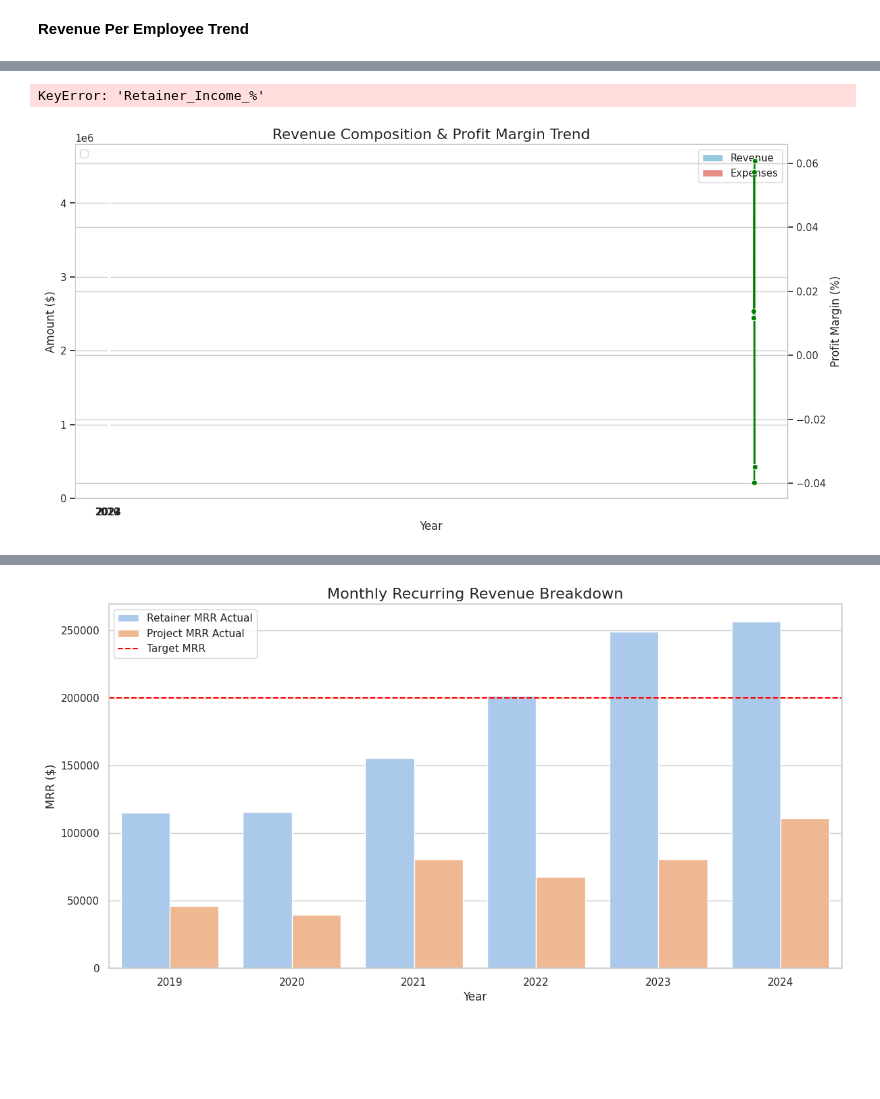
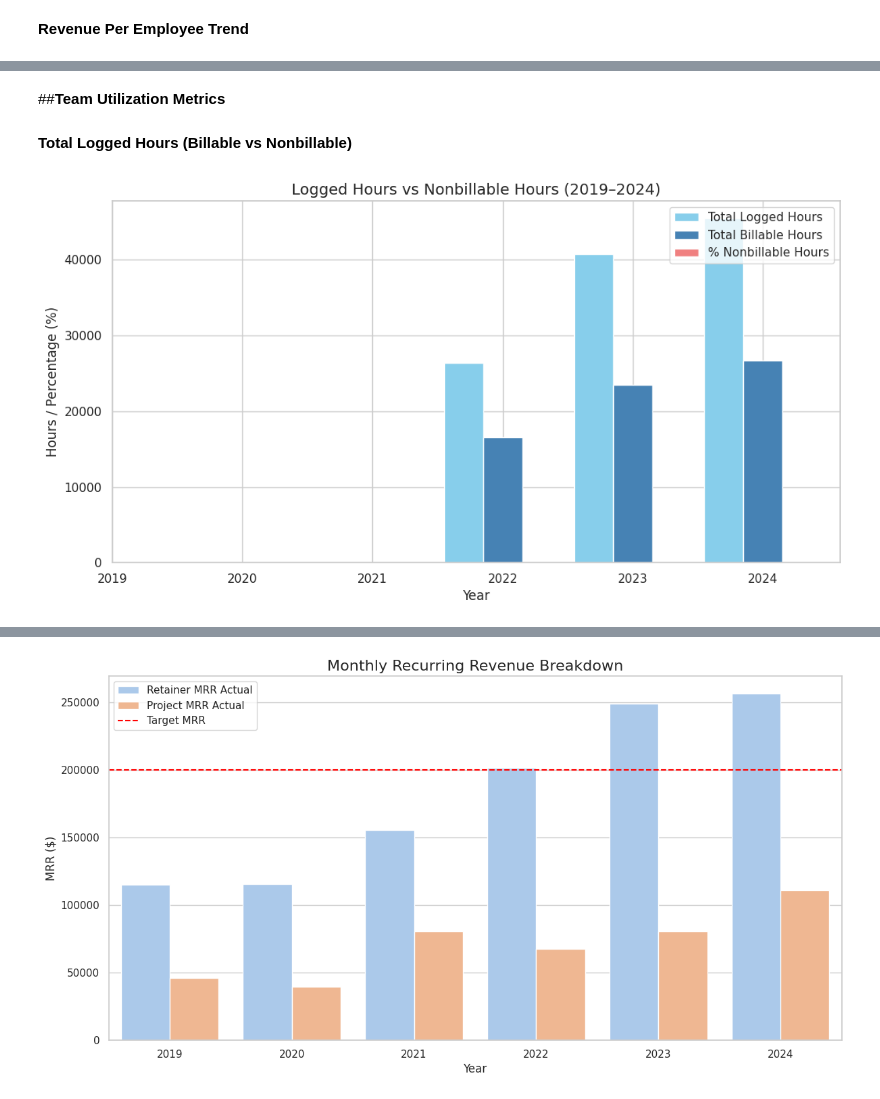
Before and after one commit to chipojaya1/pro_bono_dd, a Jupyter notebook: Efficiency_Report.ipynb, the cells around one changed output, grey strips where cells are left out. Cells and saved outputs as stored; diff of their text form; code cells hidden in the pictures; blank space fills up the shorter version.

```diff
--- a/Efficiency_Report.ipynb
+++ b/Efficiency_Report.ipynb
@@ -127,24 +147,0 @@ KeyError: 'Retainer_Income_%'
-# %%
-# Convert decimal values to percentages
-all['Retainer_Income_%'] *= 100
-all['Project_Income_%'] *= 100
-all['Other_Income_%'] *= 100
-
-# Prepare data
-years = all['Year']
-retainer_income_pct = all['Retainer_Income_%']
-project_income_pct = all['Project_Income_%']
-other_income_pct = all['Other_Income_%']
-
-# Plot the stacked bar chart
-plt.figure(figsize=(10, 6))
-plt.bar(years, retainer_income_pct, label='Retainer Income %', color='royalblue')
-plt.bar(years, project_income_pct, bottom=retainer_income_pct, label='Project Income %', color='green')
-plt.bar(years, other_income_pct, bottom=retainer_income_pct+project_income_pct, label='Other Income %', color='orange')
-plt.title('Income Distribution Over Years', fontsize=14)
-plt.xlabel('Year')
-plt.ylabel('Percentage (%)')
-plt.legend()
-plt.show()
-# %% [output]
-KeyError: 'Retainer_Income_%'
@@ -159,15 +148,27 @@ KeyError: 'Retainer_Income_%'
-# %%
-# Step 3: Financial Analysis
-plt.figure(figsize=(14,7))
-plt.title('Revenue Composition & Profit Margin Trend', fontsize=16)
-ax1 = sns.barplot(data=financial, x='Year', y='Total Annual Income', color='skyblue', label='Revenue')
-ax2 = sns.barplot(data=financial, x='Year', y='Total Annual Expenses', color='salmon', label='Expenses')
-plt.ylabel('Amount ($)')
-
-ax3 = plt.twinx()
-sns.lineplot(data=financial, x='Year', y='Profit Margin', marker='o', color='green', ax=ax3)
-plt.ylabel('Profit Margin (%)')
-plt.legend(loc='upper left')
-plt.show()
-# %% [output]
-[figure, removed]
+# %% [markdown]
+##**Team Utilization Metrics**
+# %% [markdown]
+**Total Logged Hours (Billable vs Nonbillable)**
+# %%
+# Prepare data
+logged_hours = all['Total_Logged_Hours']
+billable_hours = all['Total_Logged_Billable_Hours']
+nonbillable_pct = all['%_Nonbillable_Hours'] * 100  # Convert to percentage
+
+# Plot bar chart
+plt.figure(figsize=(12, 6))
+bar_width = 0.3
+x = np.arange(len(all['Year']))
+
+plt.bar(x - bar_width, logged_hours, width=bar_width, label='Total Logged Hours', color='skyblue')
+plt.bar(x, billable_hours, width=bar_width, label='Total Billable Hours', color='steelblue')
+plt.bar(x + bar_width, nonbillable_pct, width=bar_width, label='% Nonbillable Hours', color='lightcoral')
+
+plt.xticks(x, all['Year'])
+plt.title('Logged Hours vs Nonbillable Hours (2019–2024)', fontsize=14)
+plt.xlabel('Year')
+plt.ylabel('Hours / Percentage (%)')
+plt.legend()
+plt.show()
+# %% [output]
+[figure, added]
```
Also changed, not shown: parts of 15 cells of this notebook.
